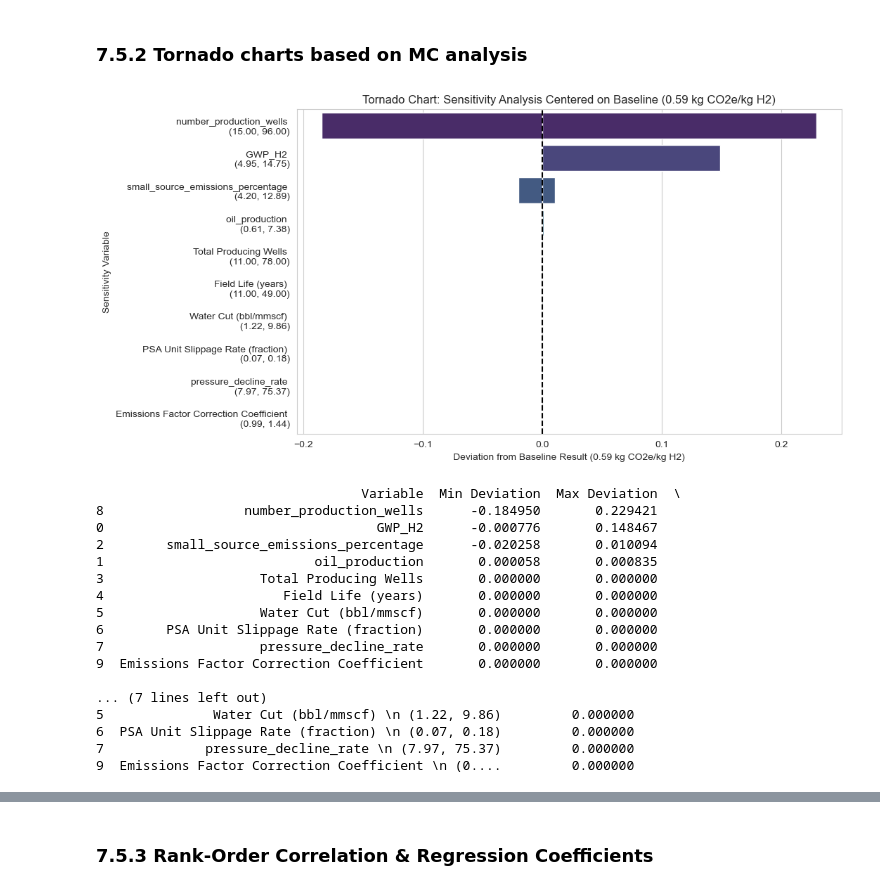
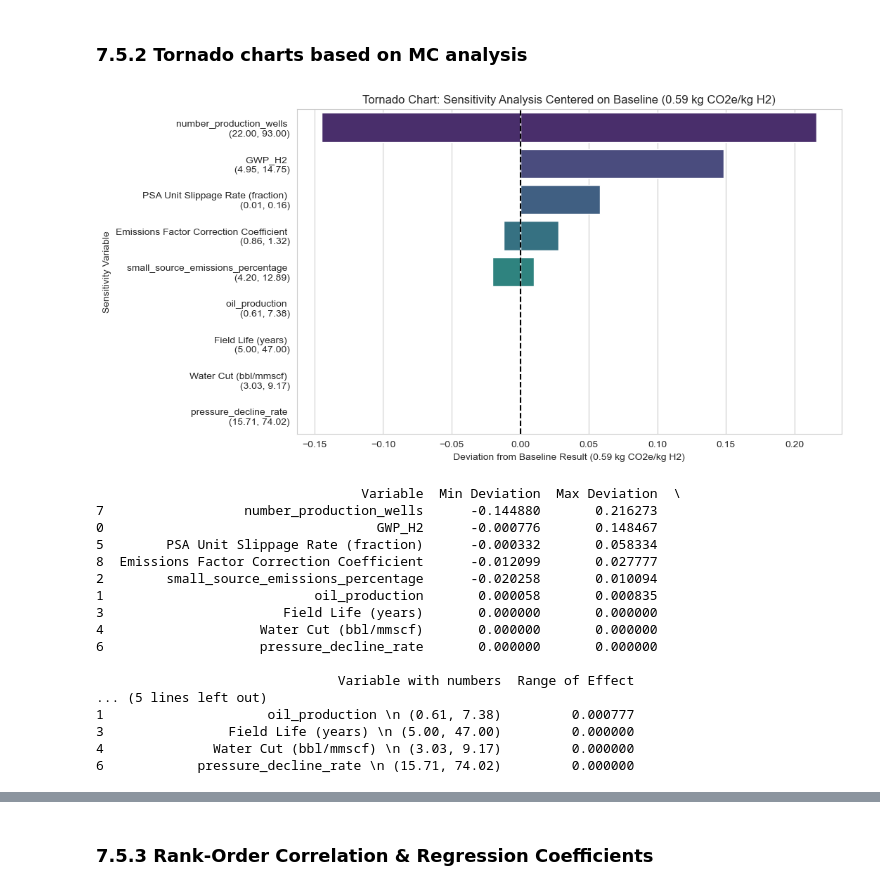
Before and after one commit to tblackfd/Geologic-Hydrogen-LCA-TEA, a Jupyter notebook: BrandtModelReplication_v0_2.ipynb, the cells around one changed output, grey strips where cells are left out. Cells and saved outputs as stored; diff of their text form; code cells hidden in the pictures.

Commit message:
Fixed sensitivity handling of emissions factor coefficient and PSA unit slippage

```diff
--- a/BrandtModelReplication_v0_2.ipynb
+++ b/BrandtModelReplication_v0_2.ipynb
@@ -1518,7 +1519,7 @@ def calculate_HC_gas_reinjection_compressor_fugitives(case, sensitivity_variable
         field_lifespan = sensitivity_variables.get('field_lifespan', field_lifespan_default)
         GWP_H2 = sensitivity_variables.get('GWP_H2', GWP_H2_default)
         number_production_wells = sensitivity_variables.get('number_production_wells', number_production_wells_default)
-        PSA_unit_slippage_rate = sensitivity_variables.get('PSA Unit Slippage Rate (%)', PSA_unit_slippage_rate_default)
+        PSA_unit_slippage_rate = sensitivity_variables.get('PSA Unit Slippage Rate (fraction)', PSA_unit_slippage_rate_default)
     else:
         field_lifespan = field_lifespan_default
         GWP_H2 = GWP_H2_default
@@ -2390,7 +2391,7 @@ def calculate_exploration_emissions(case, sensitivity_variables=None, special_pr
         field_depth = sensitivity_variables.get('field_depth', depths[case])
         GWP_H2 = sensitivity_variables.get('GWP_H2', GWP_H2_default)
         number_production_wells = sensitivity_variables.get('number_production_wells', number_production_wells_default)
-        PSA_unit_slippage_rate = sensitivity_variables.get('PSA Unit Slippage Rate (%)', PSA_unit_slippage_rate_default)
+        PSA_unit_slippage_rate = sensitivity_variables.get('PSA Unit Slippage Rate (fraction)', PSA_unit_slippage_rate_default)
     else:
         oil_production = oil_production_default
         field_lifespan = field_lifespan_default
@@ -3894,8 +3895,10 @@ def calculate_water_treatment_energy_consumption(case, sensitivity_variables=Non
 
     water_in_oil = oil_production * post_separation_oil_sg * litres_per_barrel * water_content_oil_emulsion / 100 / 1000 # tonne/day
 
+    # Extract Raw Gas flow rate from the production profile for case at hand:
+    flow_rates = local_production_profile_df[f'{case} Raw Gas Rate, MSCFD']# mscfd
     # Calculate the WOR for the case at hand
-    case_WOR = local_production_profile_df[f'{case} WOR']
+    case_WOR = flow_rates / 1000 * water_production / oil_production
 
     water_after_separator = oil_production * case_WOR * litres_per_barrel / 1000 - water_in_oil # tonne/day
 
@@ -4403,8 +4388,6 @@ sensitivity_assumptions = {
     'GWP_H2': np.random.uniform(2, 15, N),
     'oil_production': np.random.uniform(0.01, 10, N),
     'small_source_emissions_percentage': np.random.uniform(1, 15, N),
-    'Total Producing Wells': np.random.randint(1, 100, N),
-    'Field Life (years)': np.random.randint(5, 50, N),
     'Water Cut (bbl/mmscf)': np.random.uniform(0.01, 10, N),
     'PSA Unit Slippage Rate (fraction)': np.random.uniform(1/100, 20/100, N),
     'pressure_decline_rate': np.random.uniform(0.98, 85, N),
@@ -4564,8 +4547,6 @@ def perform_sensitivity_analysis_single_variable(case, sensitivity_variables):
             'GWP_H2': GWP_H2_default,
             'oil_production': oil_production_default,
             'small_source_emissions_percentage': small_source_emissions_percentage_default,
-            'Total Producing Wells': number_production_wells_default,
-            'Field Life (years)': field_lifespan_default,
             'Water Cut (bbl/mmscf)': water_production_default,
             'PSA Unit Slippage Rate (fraction)': PSA_unit_slippage_rate_default,
             'pressure_decline_rate': pressure_decline_rate_default,
@@ -4711,51 +4692,51 @@ def create_tornado_plot(case, sensitivity_assumptions):
 
     # Sort the DataFrame by the absolute maximum deviation
     tornado_df['Range of Effect'] = tornado_df['Max Deviation'] - tornado_df['Min Deviation']
     tornado_df.sort_values(by='Range of Effect', ascending=False, inplace=True)
 
     # Plot the tornado chart centered around the baseline result
     plt.figure(figsize=(10, 6))
     ax = sns.barplot(x='Min Deviation', y='Variable with numbers', data=tornado_df, palette='viridis', label='Min Deviation')
     sns.barplot(x='Max Deviation', y='Variable with numbers', data=tornado_df, palette='viridis', label='Max Deviation')
 
     # # Add text labels for the min and max values of each variable, located to the left of the minimum deviation and to the right of the maximum deviation, for each variable
     # for i, variable in enumerate(tornado_df['Variable']):
     #     plt.text(variable['Min Effect']-0.001, i, f'{min_value:.2f}', va='center', ha='right', color='black')
     #     plt.text(variable['Max Effect']+0.001, i, f'{max_value:.2f}', va='center', ha='left', color='black')
 
     #     # Add text labels for the min and max values at the ends of the bars
 
     plt.axvline(0, color='k', linestyle='--')
     plt.xlabel(f'Deviation from {case} Result ({baseline_result:.2f} kg CO2e/kg H2)')
     plt.ylabel('Sensitivity Variable')
     plt.title(f'Tornado Chart: Sensitivity Analysis Centered on {case} ({baseline_result:.2f} kg CO2e/kg H2)', loc='center')
     plt.show()
 
     return tornado_df
 
 tornado_df = create_tornado_plot('Baseline', sensitivity_assumptions)
 print(tornado_df)
 # # Test the function with the 'Baseline' case and sensitivity assumptions
 # create_tornado_plot('Baseline', sensitivity_assumptions)
 # %% [output]
-[figure, old version]
+[figure, new version]
                                   Variable  Min Deviation  Max Deviation  \
-8                  number_production_wells      -0.184950       0.229421
+7                  number_production_wells      -0.144880       0.216273
 0                                   GWP_H2      -0.000776       0.148467
+5        PSA Unit Slippage Rate (fraction)      -0.000332       0.058334
+8  Emissions Factor Correction Coefficient      -0.012099       0.027777
 2        small_source_emissions_percentage      -0.020258       0.010094
 1                           oil_production       0.000058       0.000835
-3                    Total Producing Wells       0.000000       0.000000
-4                       Field Life (years)       0.000000       0.000000
-5                    Water Cut (bbl/mmscf)       0.000000       0.000000
-6        PSA Unit Slippage Rate (fraction)       0.000000       0.000000
-7                    pressure_decline_rate       0.000000       0.000000
-9  Emissions Factor Correction Coefficient       0.000000       0.000000
+3                       Field Life (years)       0.000000       0.000000
+4                    Water Cut (bbl/mmscf)       0.000000       0.000000
+6                    pressure_decline_rate       0.000000       0.000000
 
-... (7 lines left out)
-5              Water Cut (bbl/mmscf) \n (1.22, 9.86)         0.000000
-6  PSA Unit Slippage Rate (fraction) \n (0.07, 0.18)         0.000000
-7             pressure_decline_rate \n (7.97, 75.37)         0.000000
-9  Emissions Factor Correction Coefficient \n (0....         0.000000
+                               Variable with numbers  Range of Effect
+... (5 lines left out)
+1                     oil_production \n (0.61, 7.38)         0.000777
+3                Field Life (years) \n (5.00, 47.00)         0.000000
+4              Water Cut (bbl/mmscf) \n (3.03, 9.17)         0.000000
+6            pressure_decline_rate \n (15.71, 74.02)         0.000000
 # %%
 # #Create another tornado plot using the same data but excluding small_source_emissions_percentage
 
```
Also changed, not shown: parts of 15 cells of this notebook, 1 other file.
